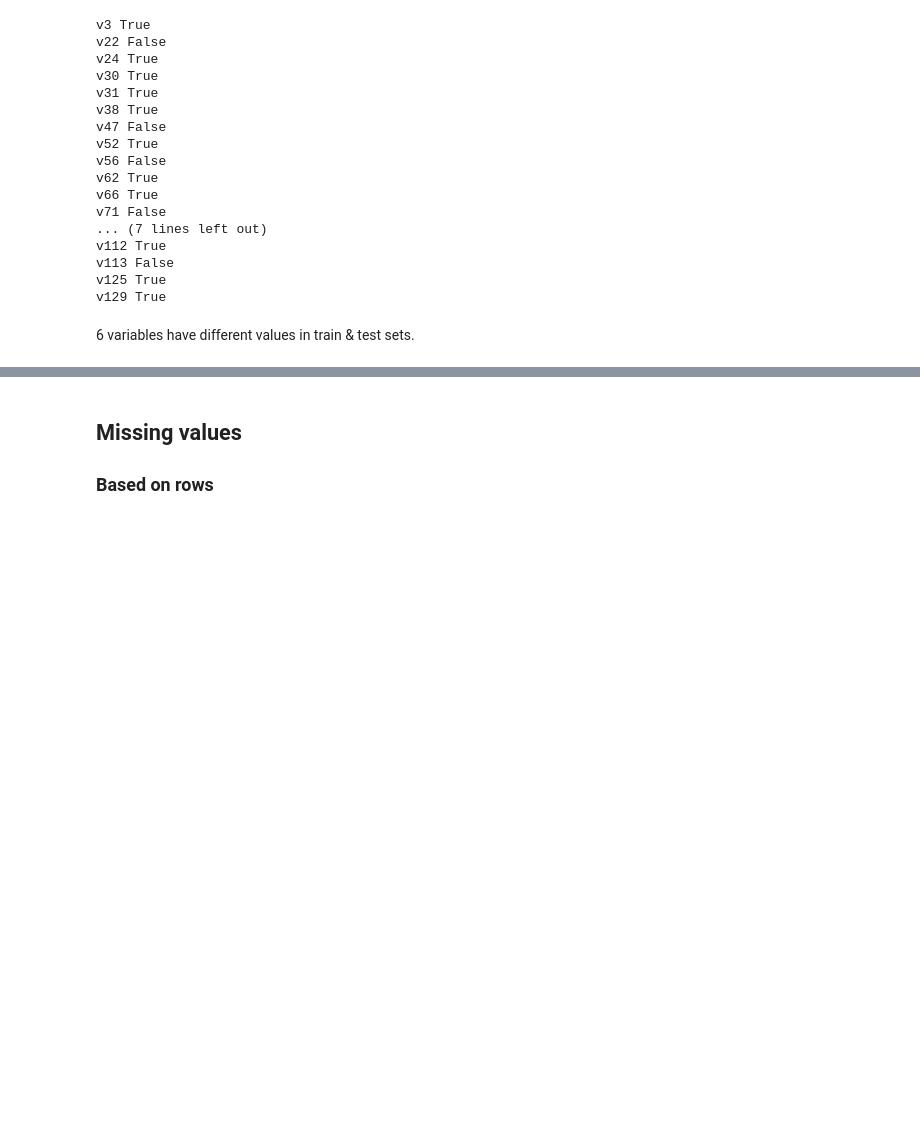
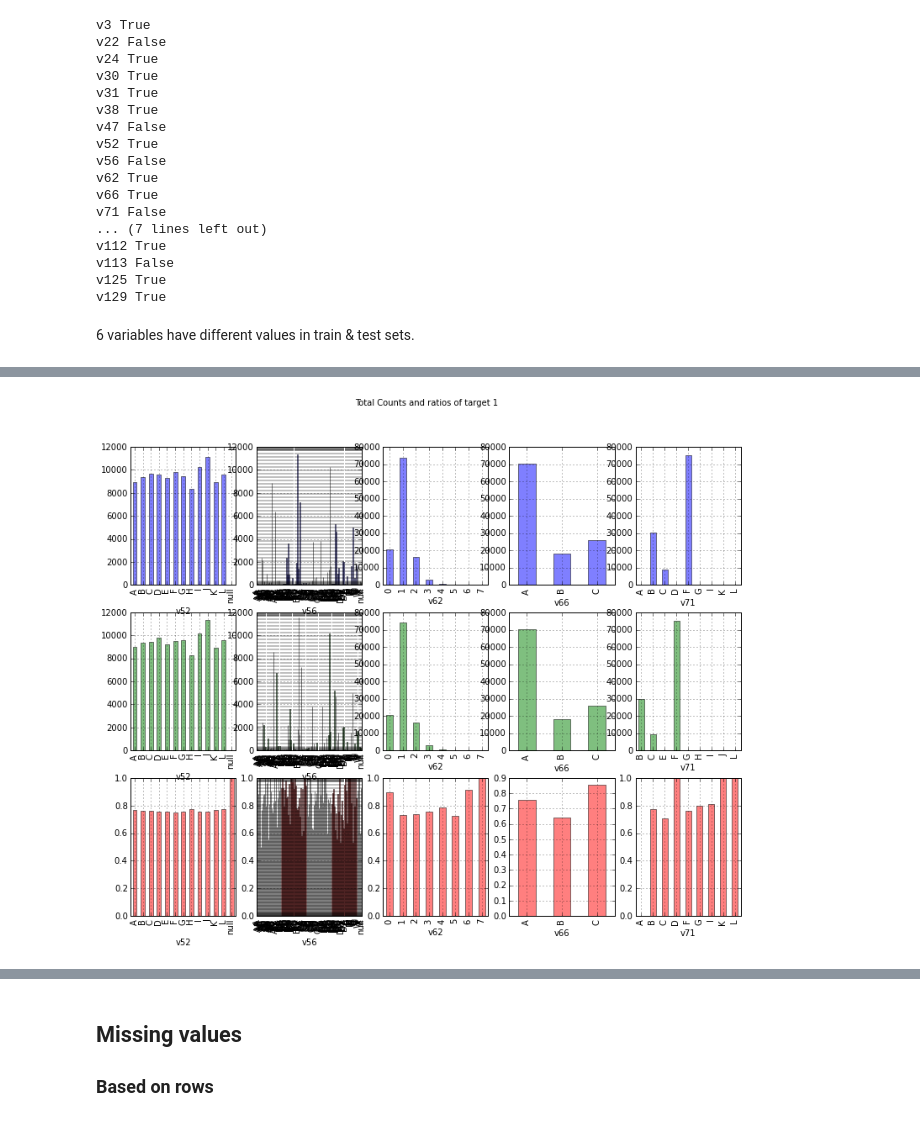
Before and after one commit to suhanree/claims-manager, a Jupyter notebook: code/ExploratoryAnalysis.ipynb, the cells around one changed output, grey strips where cells are left out. Drawn from its saved outputs; the diff is of its cells as text; code cells hidden in the pictures; blank space fills up the shorter version.

```diff
--- a/code/ExploratoryAnalysis.ipynb
+++ b/code/ExploratoryAnalysis.ipynb
@@ -161,0 +179,4 @@ a.plot(kind='bar')
+# %%
+plot_category_variables(df_train, df_test, target_train, column_names[category_variables[7:12]])
+# %% [output]
+[figure, added]
```
Also changed, not shown: parts of 11 cells of this notebook.
